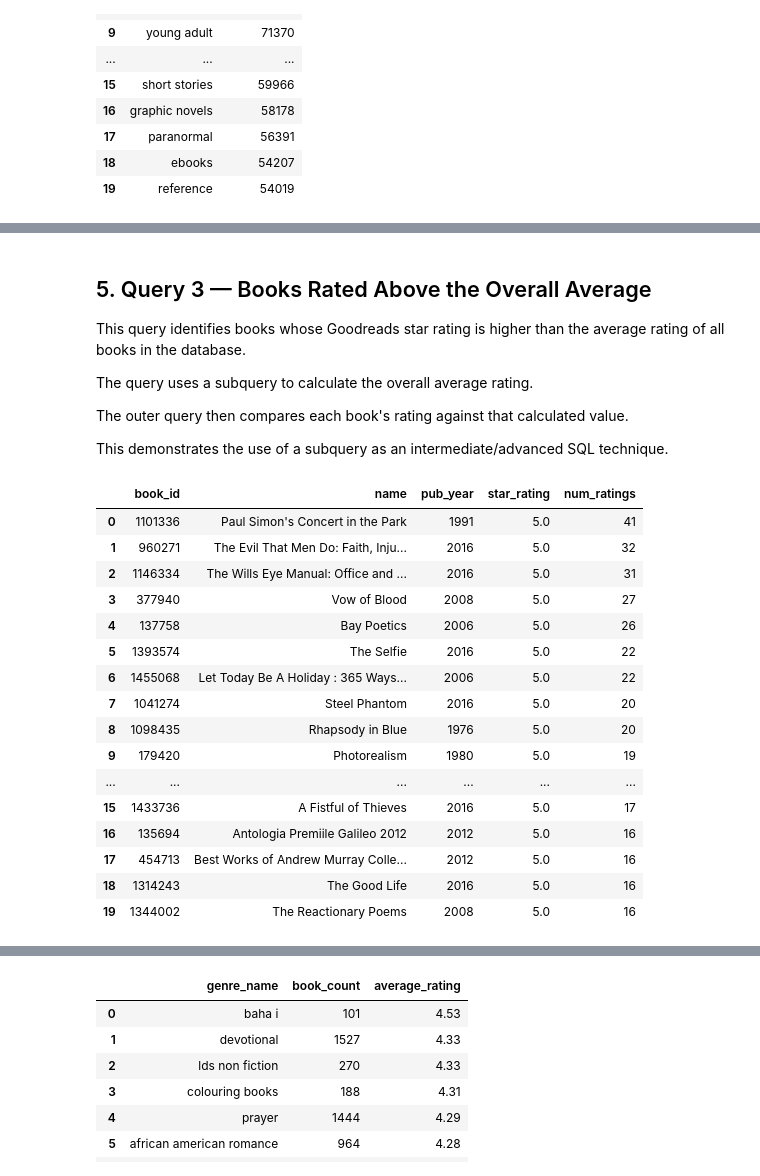
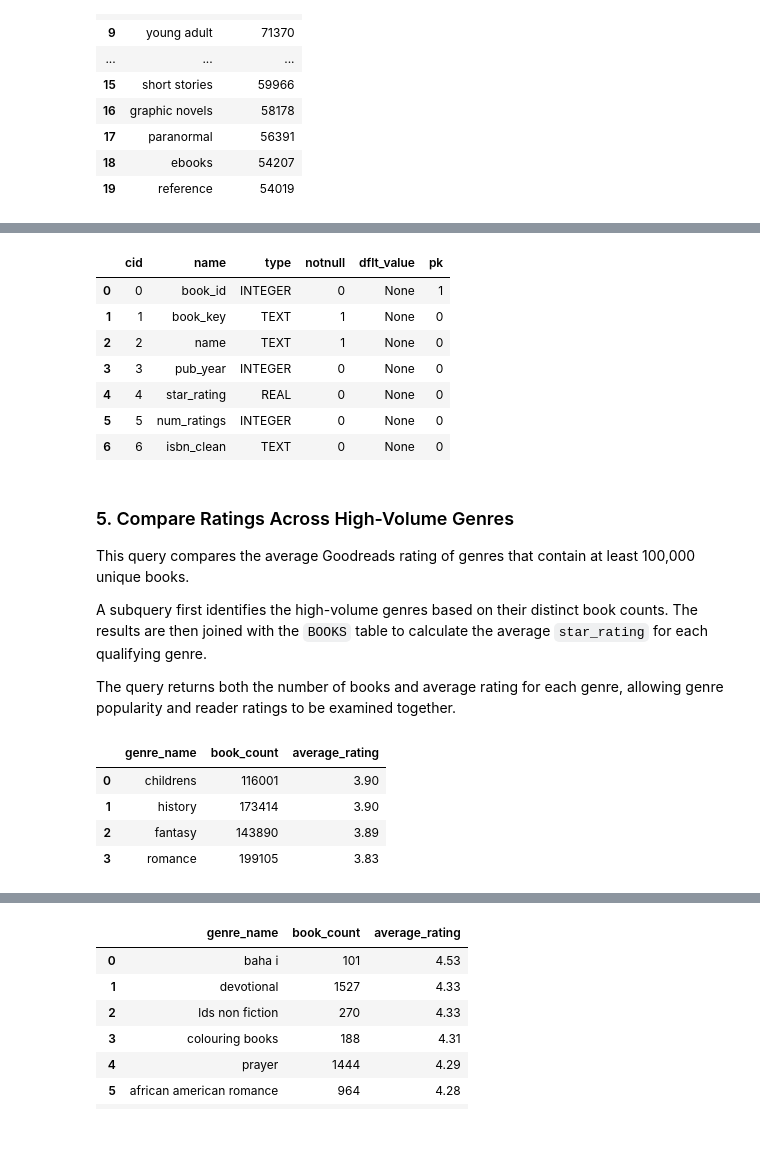
Before and after one commit to Hooperbassman/Book_Genre_Trends_Analysis, a Jupyter notebook: notebooks/SQL_analysis.ipynb, the cells around one changed output, grey strips where cells are left out. Cells and saved outputs as stored; diff of their text form; code cells hidden in the pictures; blank space fills up the shorter version.

```diff
--- a/notebooks/SQL_analysis.ipynb
+++ b/notebooks/SQL_analysis.ipynb
@@ -138,48 +163,56 @@ display(large_genres)
+# %%
+books_schema = pd.read_sql_query(
+    "PRAGMA table_info(books);",
+    conn
+)
+
+display(books_schema)
+# %% [output]
+|  | cid | name | type | notnull | dflt_value | pk |
+| 0 | 0 | book_id | INTEGER | 0 | None | 1 |
+| 1 | 1 | book_key | TEXT | 1 | None | 0 |
+| 2 | 2 | name | TEXT | 1 | None | 0 |
+| 3 | 3 | pub_year | INTEGER | 0 | None | 0 |
+| 4 | 4 | star_rating | REAL | 0 | None | 0 |
+| 5 | 5 | num_ratings | INTEGER | 0 | None | 0 |
+| 6 | 6 | isbn_clean | TEXT | 0 | None | 0 |
 # %% [markdown]
-## 5. Query 3 — Books Rated Above the Overall Average
+### 5. Compare Ratings Across High-Volume Genres
 
-This query identifies books whose Goodreads star rating is higher than the average rating of all books in the database.
+This query compares the average Goodreads rating of genres that contain at least 100,000 unique books.
 
-The query uses a subquery to calculate the overall average rating.
+A subquery first identifies the high-volume genres based on their distinct book counts. The results are then joined with the `BOOKS` table to calculate the average `star_rating` for each qualifying genre.
 
-The outer query then compares each book's rating against that calculated value.
-
-This demonstrates the use of a subquery as an intermediate/advanced SQL technique.
+The query returns both the number of books and average rating for each genre, allowing genre popularity and reader ratings to be examined together.
 # %%
 query3 = """
 SELECT
-    book_id,
-    name,
-    pub_year,
-    star_rating,
-    num_ratings
-FROM books
-WHERE star_rating > (
-    SELECT AVG(star_rating)
-    FROM books
+    g.genre_name,
+    COUNT(DISTINCT bg.book_id) AS book_count,
+    ROUND(AVG(b.star_rating), 2) AS average_rating
+FROM genres AS g
+JOIN book_genres AS bg
+    ON g.genre_id = bg.genre_id
+JOIN books AS b
+    ON bg.book_id = b.book_id
+WHERE g.genre_id IN (
+    SELECT
+        bg2.genre_id
+    FROM book_genres AS bg2
+    GROUP BY bg2.genre_id
+    HAVING COUNT(DISTINCT bg2.book_id) >= 100000
 )
-ORDER BY star_rating DESC, num_ratings DESC;
+GROUP BY g.genre_id, g.genre_name
+ORDER BY average_rating DESC;
 """
 
-above_average_books = pd.read_sql_query(query3, conn)
+genre_rating_analysis = pd.read_sql_query(query3, conn)
 
-display(above_average_books.head(20))
+display(genre_rating_analysis)
 # %% [output]
-|  | book_id | name | pub_year | star_rating | num_ratings |
-| 0 | 1101336 | Paul Simon's Concert in the Park | 1991 | 5.0 | 41 |
-| 1 | 960271 | The Evil That Men Do: Faith, Inju... | 2016 | 5.0 | 32 |
-| 2 | 1146334 | The Wills Eye Manual: Office and ... | 2016 | 5.0 | 31 |
-| 3 | 377940 | Vow of Blood | 2008 | 5.0 | 27 |
-| 4 | 137758 | Bay Poetics | 2006 | 5.0 | 26 |
-| 5 | 1393574 | The Selfie | 2016 | 5.0 | 22 |
-| 6 | 1455068 | Let Today Be A Holiday : 365 Ways... | 2006 | 5.0 | 22 |
-| 7 | 1041274 | Steel Phantom | 2016 | 5.0 | 20 |
-| 8 | 1098435 | Rhapsody in Blue | 1976 | 5.0 | 20 |
-| 9 | 179420 | Photorealism | 1980 | 5.0 | 19 |
-| ... | ... | ... | ... | ... | ... |
-| 15 | 1433736 | A Fistful of Thieves | 2016 | 5.0 | 17 |
-| 16 | 135694 | Antologia Premiile Galileo 2012 | 2012 | 5.0 | 16 |
-| 17 | 454713 | Best Works of Andrew Murray Colle... | 2012 | 5.0 | 16 |
-| 18 | 1314243 | The Good Life | 2016 | 5.0 | 16 |
-| 19 | 1344002 | The Reactionary Poems | 2008 | 5.0 | 16 |
+|  | genre_name | book_count | average_rating |
+| 0 | childrens | 116001 | 3.90 |
+| 1 | history | 173414 | 3.90 |
+| 2 | fantasy | 143890 | 3.89 |
+| 3 | romance | 199105 | 3.83 |
 # %% [markdown]
```
Also changed, not shown: parts of 13 cells of this notebook, 5 other files.
